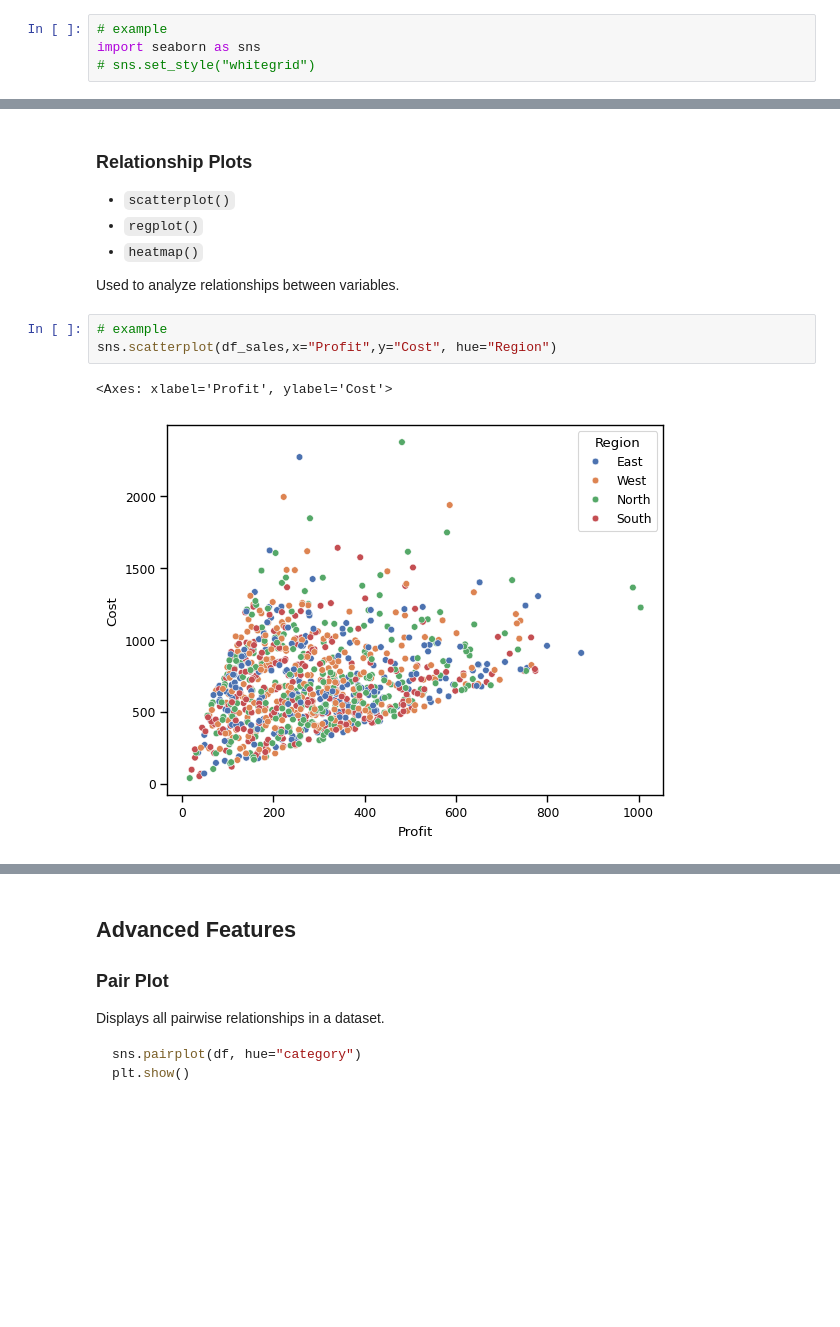
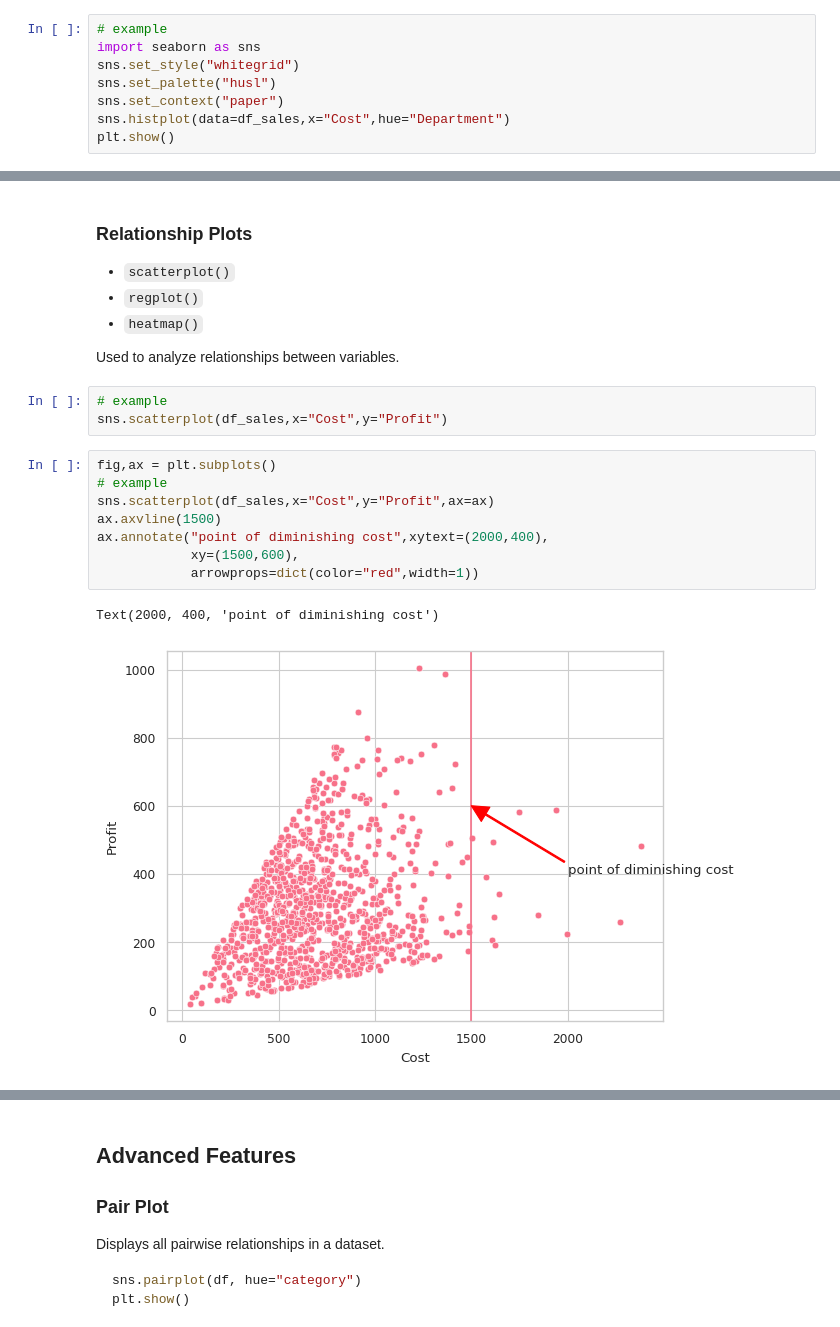
Before and after one commit to karusamuel/visualizations, a Jupyter notebook: index.ipynb, the cells around one changed output, grey strips where cells are left out. Saved outputs shown, nothing was run; the diff lists cells and outputs as text; blank space fills up the shorter version.

```diff
--- a/index.ipynb
+++ b/index.ipynb
@@ -530,4 +573,8 @@ sns.set_style("ticks")
 # %%
 # example
 import seaborn as sns
-# sns.set_style("whitegrid")
+sns.set_style("whitegrid")
+sns.set_palette("husl")
+sns.set_context("paper")
+sns.histplot(data=df_sales,x="Cost",hue="Department")
+plt.show()
@@ -611,12 +665,20 @@ sns.countplot(data=df_sales,x="Department")
 - `heatmap()`
 
 Used to analyze relationships between variables.
+# %%
+# example
+sns.scatterplot(df_sales,x="Cost",y="Profit")
 # %%
+fig,ax = plt.subplots()
 # example
-sns.scatterplot(df_sales,x="Profit",y="Cost", hue="Region")
+sns.scatterplot(df_sales,x="Cost",y="Profit",ax=ax)
+ax.axvline(1500)
+ax.annotate("point of diminishing cost",xytext=(2000,400),
+            xy=(1500,600),
+            arrowprops=dict(color="red",width=1))
 # %% [output]
-<Axes: xlabel='Profit', ylabel='Cost'>
+Text(2000, 400, 'point of diminishing cost')
-[figure, old version]
+[figure, new version]
 # %%
 #example
 sns.regplot(df_sales,x="Profit",y="Cost")
```
Also changed, not shown: parts of 35 cells of this notebook, 1 other file.
